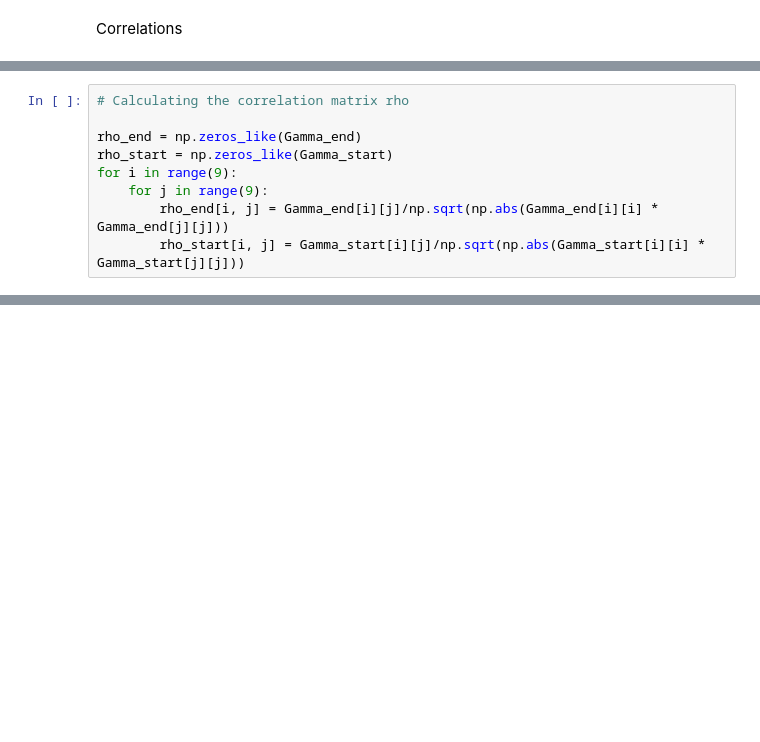
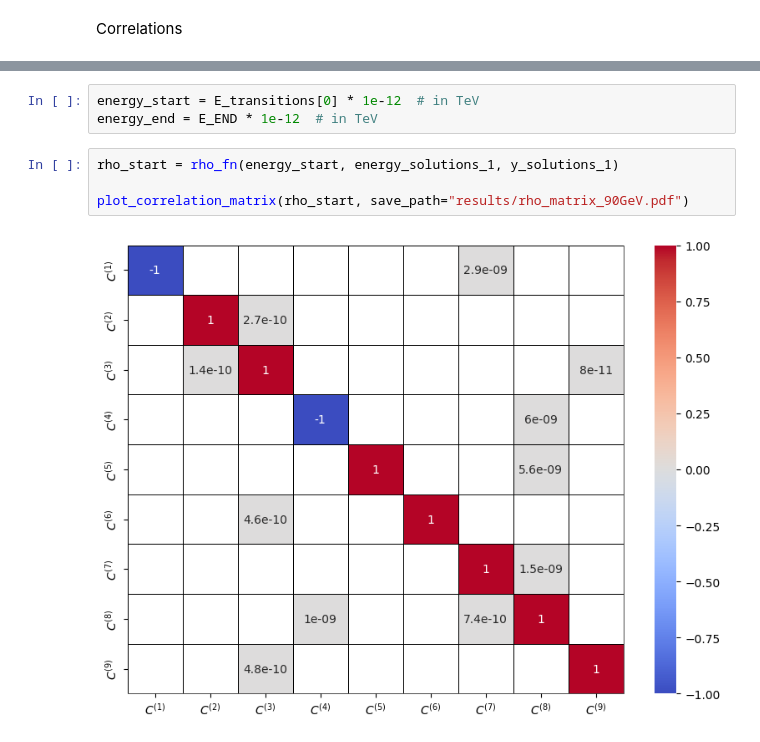
Before and after one commit to rp-winter/bnv-running, a Jupyter notebook: n-n_bar-oscillation/wc_evol_and_lambda.ipynb, the cells around one changed output, grey strips where cells are left out. Cells and saved outputs as stored; diff of their text form; blank space fills up the shorter version.

Commit message:
Correlation matrix for all cases

```diff
--- a/n-n_bar-oscillation/wc_evol_and_lambda.ipynb
+++ b/n-n_bar-oscillation/wc_evol_and_lambda.ipynb
@@ -439,9 +416,0 @@ Gamma_end = gamma_matrix_fn(0, yu_end, yd_end, g1_end, g2_end, g3_end, NJKL_val[
-# %%
-# Calculating the correlation matrix rho
-
-rho_end = np.zeros_like(Gamma_end)
-rho_start = np.zeros_like(Gamma_start)
-for i in range(9):
-    for j in range(9):
-        rho_end[i, j] = Gamma_end[i][j]/np.sqrt(np.abs(Gamma_end[i][i] * Gamma_end[j][j]))
-        rho_start[i, j] = Gamma_start[i][j]/np.sqrt(np.abs(Gamma_start[i][i] * Gamma_start[j][j]))
@@ -497,0 +460,9 @@ plt.show()
+# %%
+energy_start = E_transitions[0] * 1e-12  # in TeV
+energy_end = E_END * 1e-12  # in TeV
+# %%
+rho_start = rho_fn(energy_start, energy_solutions_1, y_solutions_1)
+
+plot_correlation_matrix(rho_start, save_path="results/rho_matrix_90GeV.pdf")
+# %% [output]
+[figure, added]
```
Also changed, not shown: parts of 6 cells of this notebook, 15 other files.
